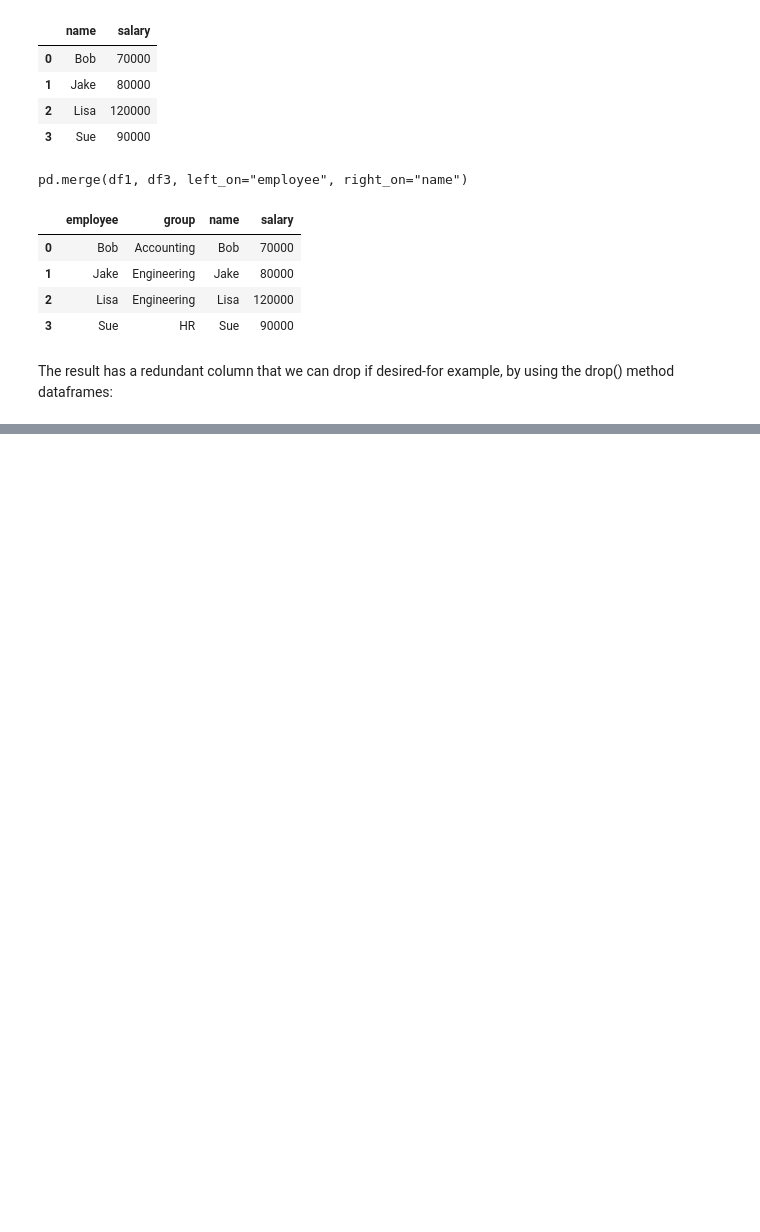
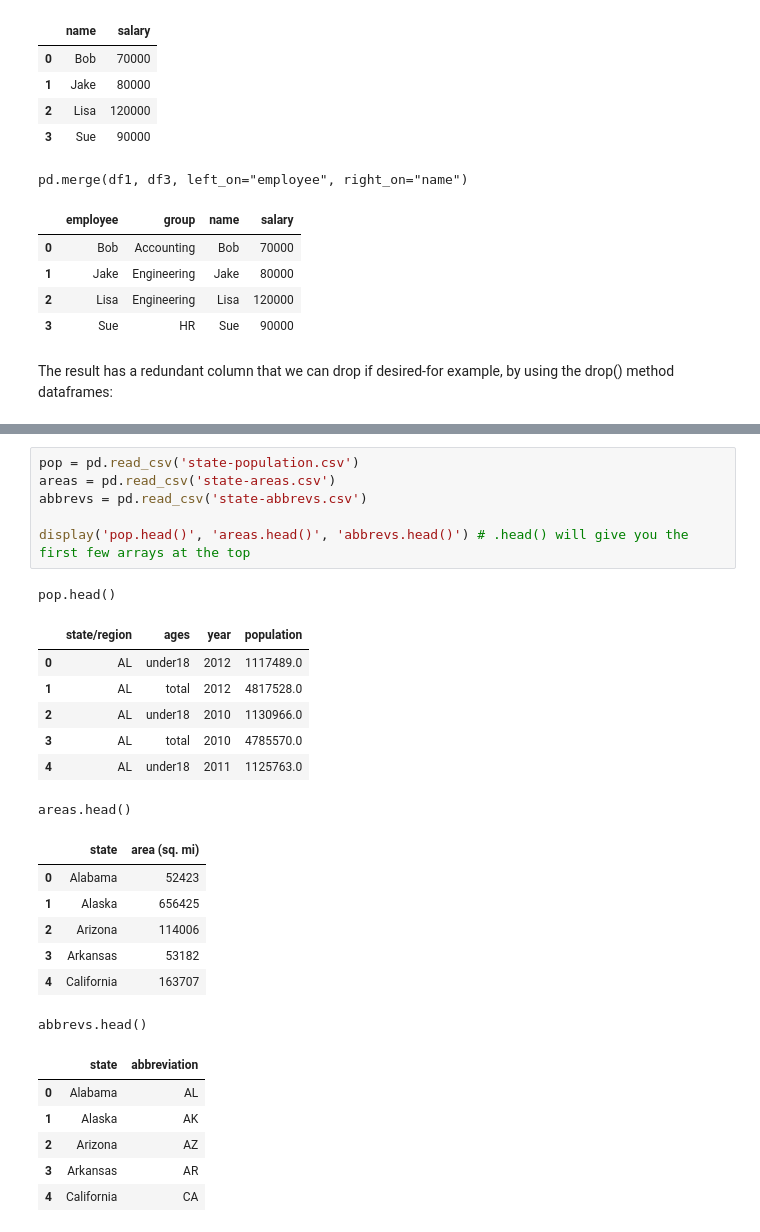
Before and after one commit to jorellano/Pandas, a Jupyter notebook: Combining Datasets/Merge and Join.ipynb, the cells around one changed output, grey strips where cells are left out. Cells and saved outputs as stored; diff of their text form; blank space fills up the shorter version.

```diff
--- a/Combining Datasets/Merge and Join.ipynb
+++ b/Combining Datasets/Merge and Join.ipynb
@@ -196,0 +489,28 @@ pd.merge(df1, df3, left_on="employee", right_on"name").drop('name', axis=1)
+# %%
+pop = pd.read_csv('state-population.csv')
+areas = pd.read_csv('state-areas.csv')
+abbrevs = pd.read_csv('state-abbrevs.csv')
+
+display('pop.head()', 'areas.head()', 'abbrevs.head()') # .head() will give you the first few arrays at the top
+# %% [output]
+pop.head()
+|  | state/region | ages | year | population |
+| 0 | AL | under18 | 2012 | 1117489.0 |
+| 1 | AL | total | 2012 | 4817528.0 |
+| 2 | AL | under18 | 2010 | 1130966.0 |
+| 3 | AL | total | 2010 | 4785570.0 |
+| 4 | AL | under18 | 2011 | 1125763.0 |
+areas.head()
+|  | state | area (sq. mi) |
+| 0 | Alabama | 52423 |
+| 1 | Alaska | 656425 |
+| 2 | Arizona | 114006 |
+| 3 | Arkansas | 53182 |
+| 4 | California | 163707 |
+abbrevs.head()
+|  | state | abbreviation |
+| 0 | Alabama | AL |
+| 1 | Alaska | AK |
+| 2 | Arizona | AZ |
+| 3 | Arkansas | AR |
+| 4 | California | CA |
```
Also changed, not shown: parts of 31 cells of this notebook, 3 other files.
